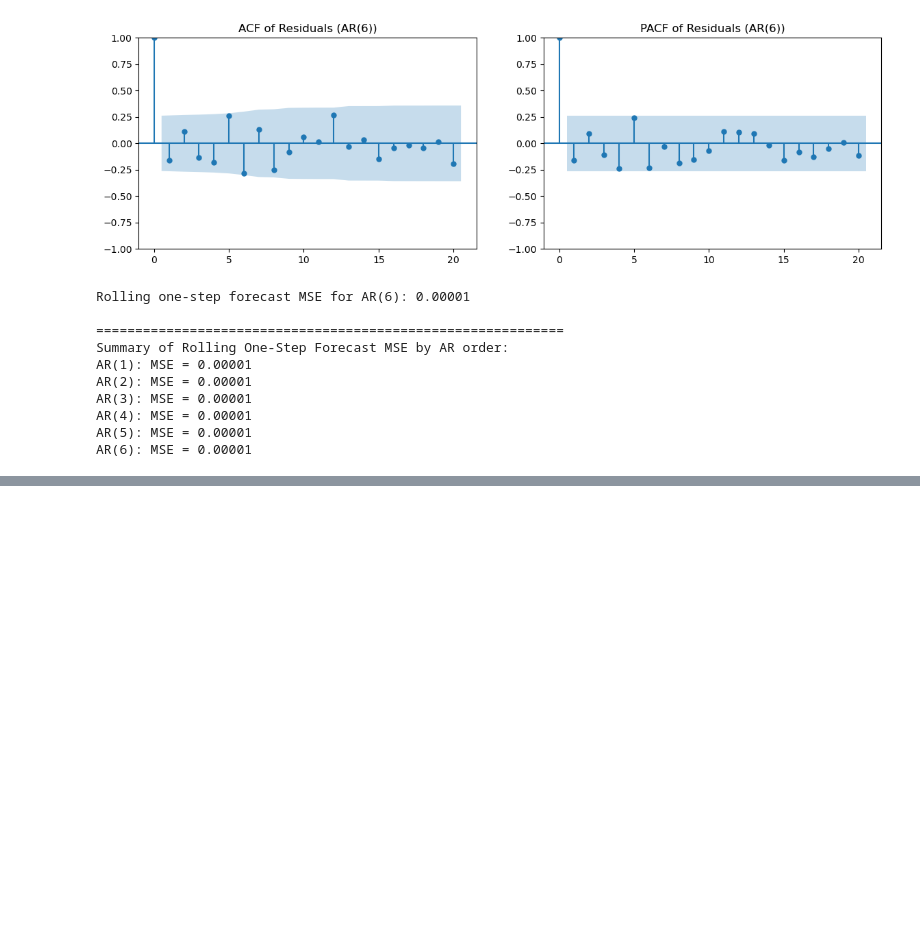
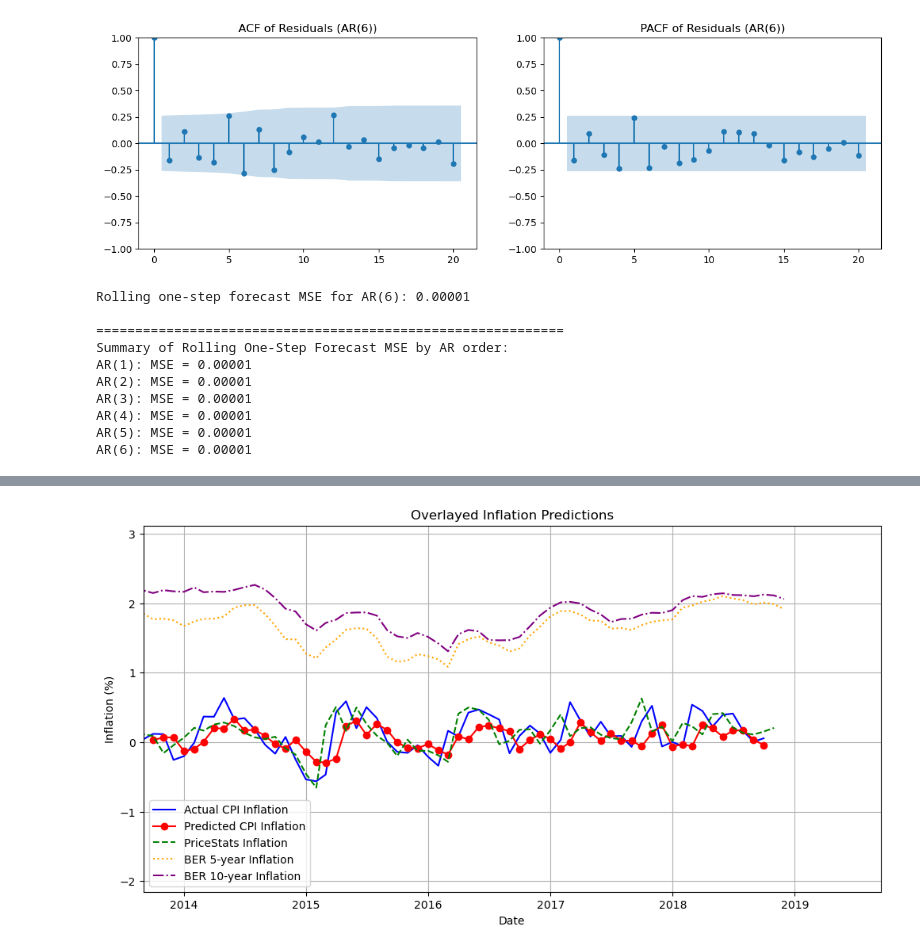
Before and after one commit to stephen-d-r-andrews/6373Pset3, a Jupyter notebook: part2/part2.ipynb, the cells around one changed output, grey strips where cells are left out. Cells and saved outputs as stored; diff of their text form; code cells hidden in the pictures; blank space fills up the shorter version.

```diff
--- a/part2/part2.ipynb
+++ b/part2/part2.ipynb
@@ -15,21 +15,13 @@ from sklearn.metrics import mean_squared_error
 # %%
 cpi = pd.read_csv("/Users/stephenandrews/Downloads/MIT Schoolwork/Spring 2025/6.3732/6373Pset3/data/PriceStats_CPI.csv")
 
-t10 = pd.read_csv("/Users/stephenandrews/Downloads/MIT Schoolwork/Spring 2025/6.3732/6373Pset3/data/T10YIE.csv")
-
-t5 = pd.read_csv("/Users/stephenandrews/Downloads/MIT Schoolwork/Spring 2025/6.3732/6373Pset3/data/T5YIE.csv")
-
 cpi['date'] = pd.to_datetime(cpi['date'])
-
-clean_cpi = cpi.dropna(subset=['CPI'])
-
 
 cpi.set_index('date', inplace=True)
 monthly_cpi = cpi.resample('ME')['CPI'].first()
-print(monthly_cpi)
 
-monthly_cpi = monthly_cpi.dropna()
-monthly_cpi = np.log1p(monthly_cpi)
+monthly_cpi_nolog = monthly_cpi.dropna()
+monthly_cpi = np.log1p(monthly_cpi_nolog)
 
 print(monthly_cpi)
 # %% [output]
@@ -52,7 +40,7 @@ date
 Freq: ME, Name: CPI, Length: 123, dtype: float64
 # %%
 # Set the desired lag order here
-lag_order = 5  # Change this number for AR(1), AR(2), etc.
+lag_order = 2  # Change this number for AR(1), AR(2), etc.
 
 # Assume 'monthly_cpi' is your pandas Series with a DatetimeIndex (month-end dates)
 
@@ -299,0 +339,69 @@ AR(6): MSE = 0.00001
+# %%
+# 1. Actual CPI Inflation (from log-transformed CPI)
+#    Using log-differences approximates the percentage change.
+actual_inflation = monthly_cpi.diff() * 100  # drop first NA later
+actual_inflation = actual_inflation.dropna()
+
+# 2. Predicted CPI Inflation (from predicted log(CPI) values)
+#    For each forecast date, we compute:
+#       predicted_inflation = 100 * (predicted_log(CPI)_t - actual_log(CPI)_(t-1))
+predicted_inflation_values = []
+predicted_dates = []
+for t in predictions.index:
+    # Get previous month-end date (using MonthEnd to ensure we match the dates)
+    prev_time = t - pd.offsets.MonthEnd(1)
+    if prev_time in monthly_cpi.index:
+        infl = 100 * (predictions.loc[t] - monthly_cpi.loc[prev_time])
+        predicted_inflation_values.append(infl)
+        predicted_dates.append(t)
+    else:
+        # If no matching previous date is available, skip (or handle appropriately)
+        continue
+predicted_inflation = pd.Series(predicted_inflation_values, index=predicted_dates)
+
+# 3. PriceStats Inflation
+#    Here we assume PriceStats is given in levels (not in log scale),
+#    so compute the simple percentage change.
+# price_stats_inflation = monthly_pricestats.diff() * 100
+# price_stats_inflation = price_stats_inflation.dropna()
+
+log_price_stats = np.log1p(monthly_pricestats)
+price_stats_inflation = 100 * log_price_stats.diff()
+
+# 4. BER series (5-year and 10-year) are assumed to already be in percentage terms.
+#    No transformation is needed.
+
+# -------------------------------
+# Overlayed Graph
+# -------------------------------
+
+plt.figure(figsize=(12, 6))
+
+# Plot actual CPI inflation
+plt.plot(actual_inflation.index, actual_inflation, label='Actual CPI Inflation', color='blue')
+
+# Plot predicted CPI inflation
+plt.plot(predicted_inflation.index, predicted_inflation, label='Predicted CPI Inflation',
+         color='red', marker='o', linestyle='-')
+
+# Plot PriceStats inflation
+plt.plot(price_stats_inflation.index, price_stats_inflation, label='PriceStats Inflation',
+         color='green', linestyle='--')
+
+# Plot BER 5-year inflation
+plt.plot(t5.index, t5, label='BER 5-year Inflation',
+         color='orange', linestyle=':')
+
+# Plot BER 10-year inflation
+plt.plot(t10.index, t10, label='BER 10-year Inflation',
+         color='purple', linestyle='-.')
+
+plt.title('Overlayed Inflation Predictions')
+plt.xlabel('Date')
+plt.xlim(pd.Timestamp('2013-09-01'), None)
+plt.ylabel('Inflation (%)')
+plt.legend()
+plt.grid(True)
+plt.show()
+# %% [output]
+[figure, added]
```
Also changed, not shown: parts of 5 cells of this notebook.
